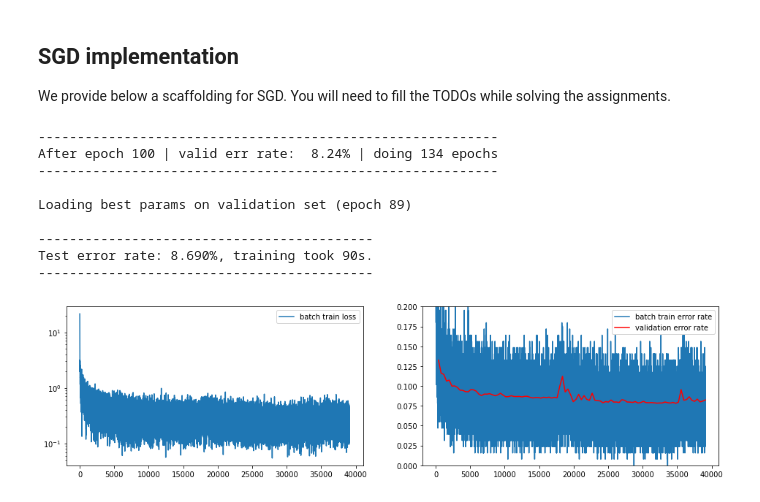
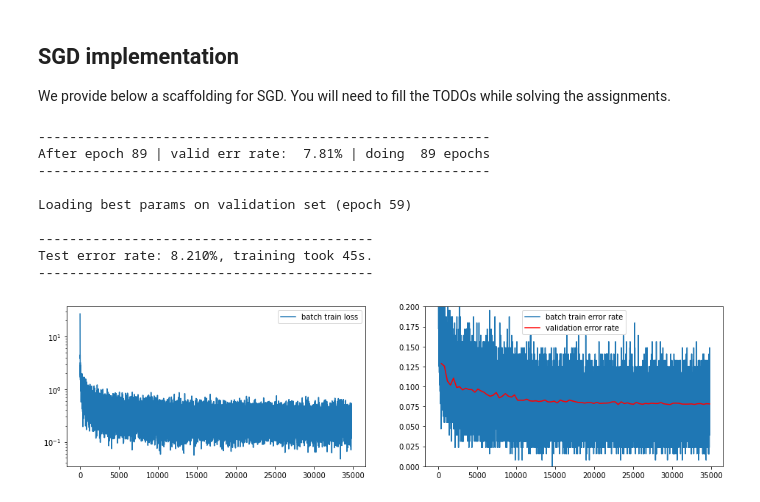
Before and after one commit to jdworzans/nn-and-nlp, a Jupyter notebook: A2.ipynb, the cells around one changed output. Cells and saved outputs as stored; diff of their text form; code cells hidden in the pictures.

Commit message:
Add weight decay

```diff
--- a/A2.ipynb
+++ b/A2.ipynb
@@ -412,12 +412,8 @@ def SGD(
                 with torch.no_grad():
                     for (name, p), v in zip(model.named_parameters(), velocities):
                         if "weight" in name:
-                            #
-                            # TODO for Problem 1.3: Implement weight decay (L2 regularization
-                            # on weights by changing the gradients
-                            # p.grad += TODO
-                            #
-                            pass
+                            # Penalty for weight decay (L2 regularization)
+                            p.grad += decay * 2 * p
 
                         v[...] = epsilon * v - alpha * p.grad
                         p += v
@@ -479,42 +475,41 @@ model = Model(nn.Linear(28 * 28, 10))
 
 with torch.no_grad():
     # Initialize parameters
     for name, p in model.named_parameters():
         if "weight" in name:
             p.normal_(0, 0.5)
         elif "bias" in name:
             p.zero_()
         else:
             raise ValueError('Unknown parameter name "%s"' % name)
 
 def alpha():
+    alpha = 2e-1
+    yield from itertools.repeat(alpha, 5)
     while True:
-        alpha = 2e-1
-        yield from itertools.repeat(alpha, 5)
-        for _ in range(4):
-            alpha /= 2
-            yield from itertools.repeat(alpha, 10)
+        alpha /= 2
+        yield from itertools.repeat(alpha, 20)
 
 
 # On GPU enabled devices set device='cuda' else set device='cpu'
 t_start = time.time()
-SGD(model, mnist_loaders, alpha=alpha(), epsilon=1e-3, max_num_epochs=100, device="cpu")
+SGD(model, mnist_loaders, alpha=alpha(), epsilon=1e-3, decay=1e-7, max_num_epochs=100, device="cpu")
 
 
 test_err_rate = compute_error_rate(model, mnist_loaders["test"])
 m = (
     f"Test error rate: {test_err_rate * 100.0:.3f}%, "
     f"training took {time.time() - t_start:.0f}s."
 )
 print("{0}\n{1}\n{0}".format("-" * len(m), m))
 # %% [output]
------------------------------------------------------------
-After epoch 100 | valid err rate:  8.24% | doing 134 epochs
------------------------------------------------------------
+----------------------------------------------------------
+After epoch 89 | valid err rate:  7.81% | doing  89 epochs
+----------------------------------------------------------
 
-Loading best params on validation set (epoch 89)
+Loading best params on validation set (epoch 59)
 
 -------------------------------------------
-Test error rate: 8.690%, training took 90s.
+Test error rate: 8.210%, training took 45s.
 -------------------------------------------
-[figure, old version]
+[figure, new version]
```
